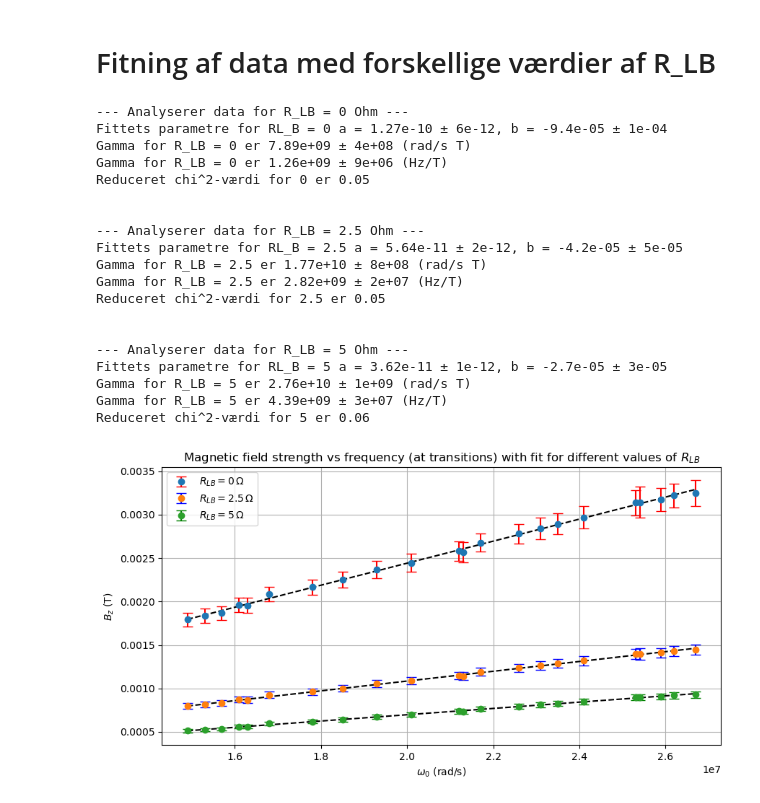
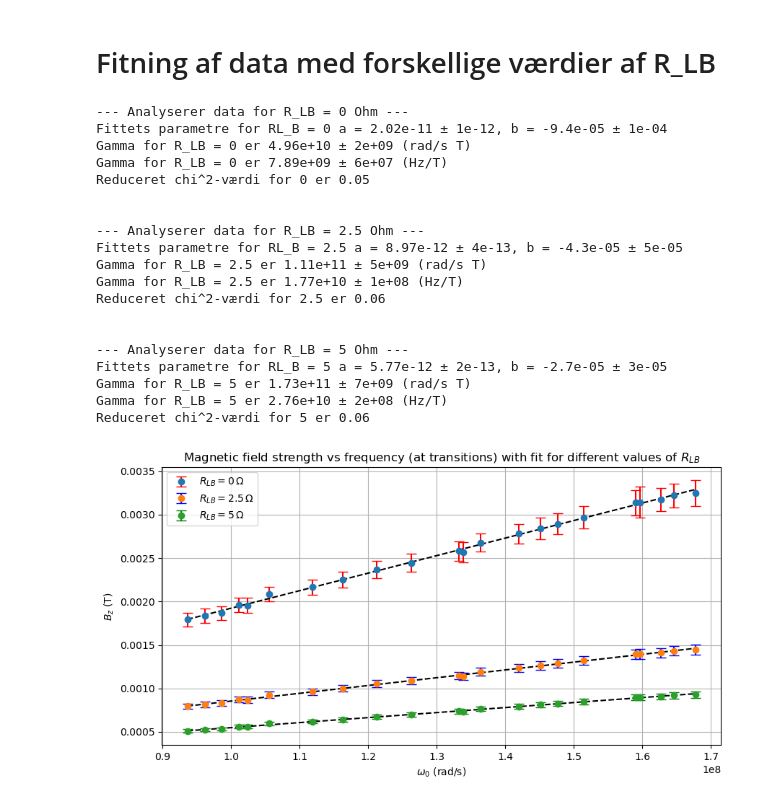
Before and after one commit to Focus9752/Kvant2-lab, a Jupyter notebook: dataanalyse.ipynb, the cells around one changed output. Cells and saved outputs as stored; diff of their text form; code cells hidden in the pictures.

```diff
--- a/dataanalyse.ipynb
+++ b/dataanalyse.ipynb
@@ -24,7 +24,7 @@ def current_error(V, R_LB, R_HH, sigma_V, sigma_R_HH):
     """
     Returnerer usikkerhed på strømmen jvf. ophobningsloven.
     """
-    return np.sqrt( (sigma_V**2)/(R_LB**2 + R_HH**2) + (V * R_HH * sigma_R_HH)**2/(R_LB**2 + R_HH**2)**3 )
+    return np.sqrt( (sigma_V**2)/(R_LB + R_HH)**2 + (V * sigma_R_HH)**2/(R_LB + R_HH)**4 )
 # %%
 def current_to_magnetic_field(I, mu_0, n, d):
     """
@@ -116,7 +116,7 @@ mu_0 = 1.2566 * 10 **(-6) # N/A^2
 # Indeholder alle frekvenserne vi har målt ved i MHz
 frequency_list = [14.9, 15.3, 15.7, 16.1, 16.3, 16.8, 17.8, 18.5, 19.3, 20.1, 21.2, 21.3, 21.7, 22.6, 23.1, 23.5, 24.1, 25.3, 25.4, 25.9, 26.2, 26.7]
 
-frequency_list_HZ = np.array(frequency_list) * 10**6  # Konverter MHz til Hz
+frequency_list_HZ = np.array(frequency_list) * 10**6 *2*np.pi # Konverter frekvenser i MHz til vinkelfrekvenser i rad/s
 
 # En liste med alle filnavne i formatet xx MHz.csv
 file_list = [f"CSV_data/{str(freq)} MHz.csv" for freq in frequency_list]
@@ -225,41 +225,41 @@ def main(file_list, R_LB=5, R_HH=2, sigma_R_HH=0.001, n=122, sigma_n=2, d=0.3, s
 
 # Værdier for forskellige værdier af R_LB
 res_0 = main(file_list, R_LB=0, R_HH=2, sigma_R_HH=0.001, n=124, sigma_n=2, d=0.3, sigma_d=0.01)
 res_2_5 = main(file_list, R_LB=2.5, R_HH=2, sigma_R_HH=0.001, n=124, sigma_n=2, d=0.3, sigma_d=0.01)
 res_5 = main(file_list, R_LB=5, R_HH=2, sigma_R_HH=0.001, n=124, sigma_n=2, d=0.3, sigma_d=0.01)
 
 # Plotting af resultaterne for forskellige værdier af R_LB
 plt.figure(figsize=(10, 5))
 plt.errorbar(frequency_list_HZ, res_0["HH_B_averages"], yerr=res_0["HH_B_errors"], fmt='o', label=r'$R_{LB} = 0 \, \Omega$', capsize=5, ecolor='red')
 plt.errorbar(frequency_list_HZ, res_2_5["HH_B_averages"], yerr=res_2_5["HH_B_errors"], fmt='o', label=r'$R_{LB} = 2.5 \, \Omega$', capsize=5, ecolor='blue')
 plt.errorbar(frequency_list_HZ, res_5["HH_B_averages"], yerr=res_5["HH_B_errors"], fmt='o', label=r'$R_{LB} = 5 \, \Omega$', capsize=5, ecolor='green')
 plt.plot(frequency_list_HZ, lin_func(np.array(frequency_list_HZ), *res_0["popt"]), color="black", linestyle="dashed")
 plt.plot(frequency_list_HZ, lin_func(np.array(frequency_list_HZ), *res_2_5["popt"]), color="black", linestyle="dashed")
 plt.plot(frequency_list_HZ, lin_func(np.array(frequency_list_HZ), *res_5["popt"]), color="black", linestyle="dashed")
 plt.xlabel(r'$\omega_0$ (rad/s)')
 plt.ylabel(r'$B_z$ (T)')
 plt.title(r'Magnetic field strength vs frequency (at transitions) with fit for different values of $R_{LB}$')
 plt.grid()
 plt.legend()
 plt.show()
 # %% [output]
 --- Analyserer data for R_LB = 0 Ohm ---
-Fittets parametre for RL_B = 0 a = 1.27e-10 ± 6e-12, b = -9.4e-05 ± 1e-04
-Gamma for R_LB = 0 er 7.89e+09 ± 4e+08 (rad/s T)
-Gamma for R_LB = 0 er 1.26e+09 ± 9e+06 (Hz/T)
+Fittets parametre for RL_B = 0 a = 2.02e-11 ± 1e-12, b = -9.4e-05 ± 1e-04
+Gamma for R_LB = 0 er 4.96e+10 ± 2e+09 (rad/s T)
+Gamma for R_LB = 0 er 7.89e+09 ± 6e+07 (Hz/T)
 Reduceret chi^2-værdi for 0 er 0.05
 
 
 --- Analyserer data for R_LB = 2.5 Ohm ---
-Fittets parametre for RL_B = 2.5 a = 5.64e-11 ± 2e-12, b = -4.2e-05 ± 5e-05
-Gamma for R_LB = 2.5 er 1.77e+10 ± 8e+08 (rad/s T)
-Gamma for R_LB = 2.5 er 2.82e+09 ± 2e+07 (Hz/T)
-Reduceret chi^2-værdi for 2.5 er 0.05
+Fittets parametre for RL_B = 2.5 a = 8.97e-12 ± 4e-13, b = -4.3e-05 ± 5e-05
+Gamma for R_LB = 2.5 er 1.11e+11 ± 5e+09 (rad/s T)
+Gamma for R_LB = 2.5 er 1.77e+10 ± 1e+08 (Hz/T)
+Reduceret chi^2-værdi for 2.5 er 0.06
 
 
 --- Analyserer data for R_LB = 5 Ohm ---
-Fittets parametre for RL_B = 5 a = 3.62e-11 ± 1e-12, b = -2.7e-05 ± 3e-05
-Gamma for R_LB = 5 er 2.76e+10 ± 1e+09 (rad/s T)
-Gamma for R_LB = 5 er 4.39e+09 ± 3e+07 (Hz/T)
+Fittets parametre for RL_B = 5 a = 5.77e-12 ± 2e-13, b = -2.7e-05 ± 3e-05
+Gamma for R_LB = 5 er 1.73e+11 ± 7e+09 (rad/s T)
+Gamma for R_LB = 5 er 2.76e+10 ± 2e+08 (Hz/T)
 Reduceret chi^2-værdi for 5 er 0.06
-[figure, old version]
+[figure, new version]
```
Also changed, not shown: 1 other file.
